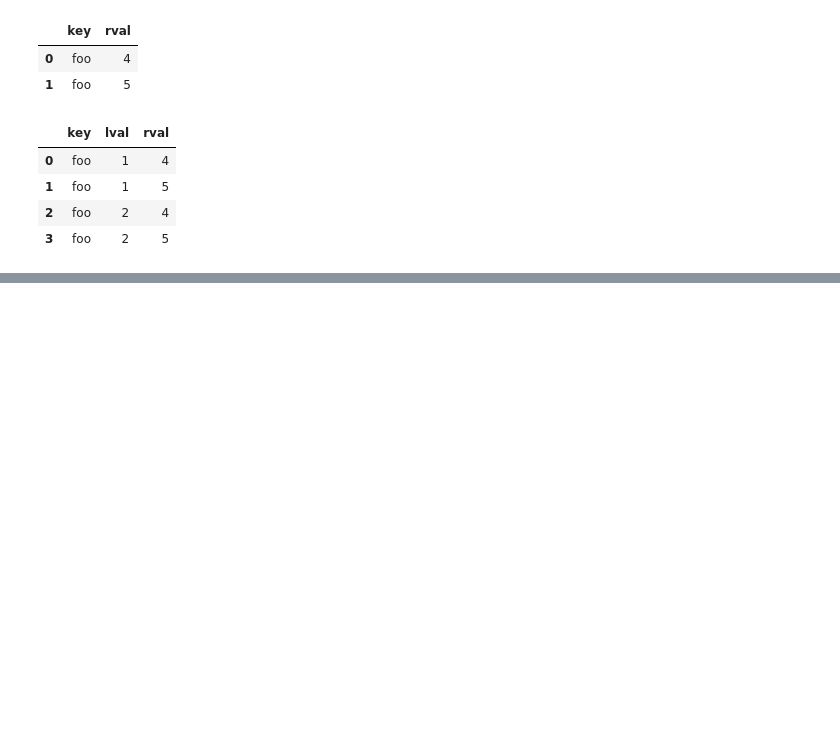
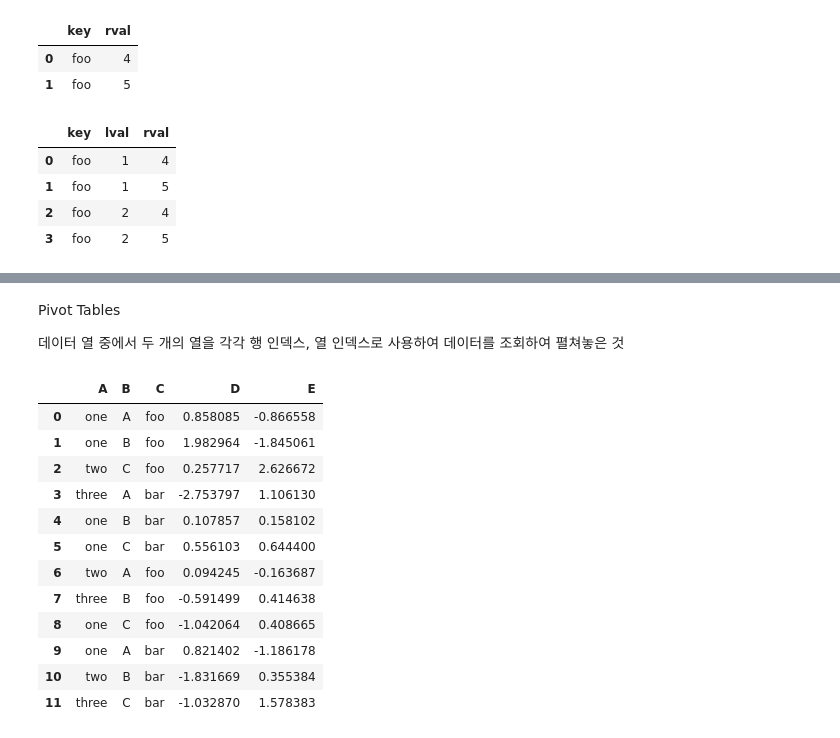
Before and after one commit to KangSikWoo/AIphoria-SelfStudy, a Jupyter notebook: ai_1/pandas.ipynb, the cells around one changed output, grey strips where cells are left out. Cells and saved outputs as stored; diff of their text form; code cells hidden in the pictures; blank space fills up the shorter version.

```diff
--- a/ai_1/pandas.ipynb
+++ b/ai_1/pandas.ipynb
@@ -670,0 +795,25 @@ pd.merge(left, right, on= 'key')
+# %% [markdown]
+Pivot Tables
+
+데이터 열 중에서 두 개의 열을 각각 행 인덱스, 열 인덱스로 사용하여 데이터를 조회하여 펼쳐놓은 것
+# %%
+df = pd.DataFrame({'A' : ['one', 'one', 'two', 'three'] * 3,
+                   'B' : ['A', 'B', 'C'] * 4,
+                   'C' : ['foo', 'foo', 'foo', 'bar', 'bar', 'bar'] * 2,
+                   'D' : np.random.randn(12),
+                   'E' : np.random.randn(12)})
+df
+# %% [output]
+|  | A | B | C | D | E |
+| 0 | one | A | foo | 0.858085 | -0.866558 |
+| 1 | one | B | foo | 1.982964 | -1.845061 |
+| 2 | two | C | foo | 0.257717 | 2.626672 |
+| 3 | three | A | bar | -2.753797 | 1.106130 |
+| 4 | one | B | bar | 0.107857 | 0.158102 |
+| 5 | one | C | bar | 0.556103 | 0.644400 |
+| 6 | two | A | foo | 0.094245 | -0.163687 |
+| 7 | three | B | foo | -0.591499 | 0.414638 |
+| 8 | one | C | foo | -1.042064 | 0.408665 |
+| 9 | one | A | bar | 0.821402 | -1.186178 |
+| 10 | two | B | bar | -1.831669 | 0.355384 |
+| 11 | three | C | bar | -1.032870 | 1.578383 |
```
Also changed, not shown: parts of 57 cells of this notebook.
